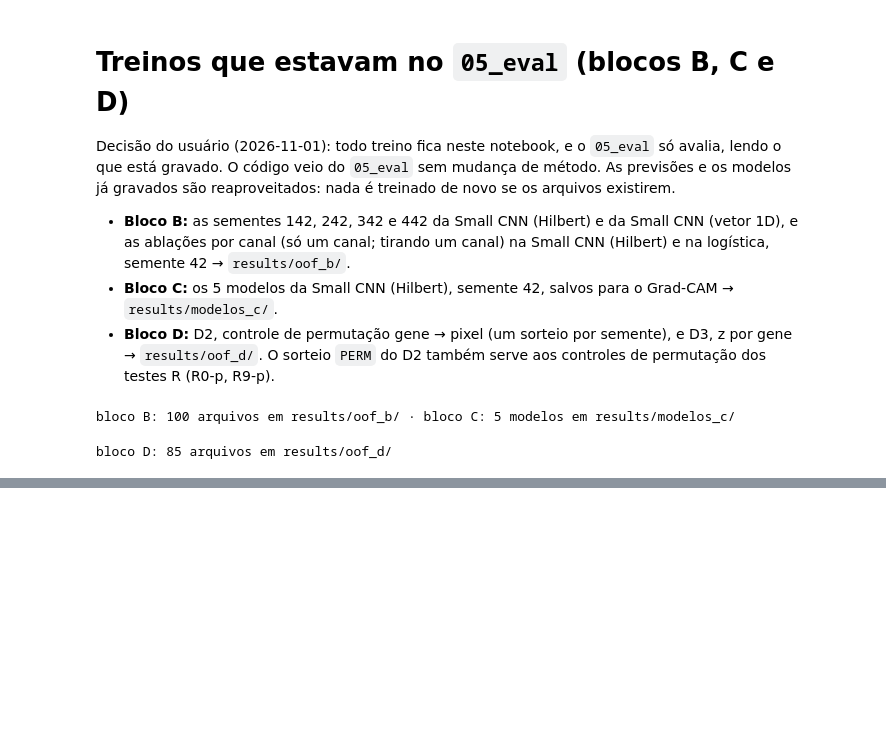
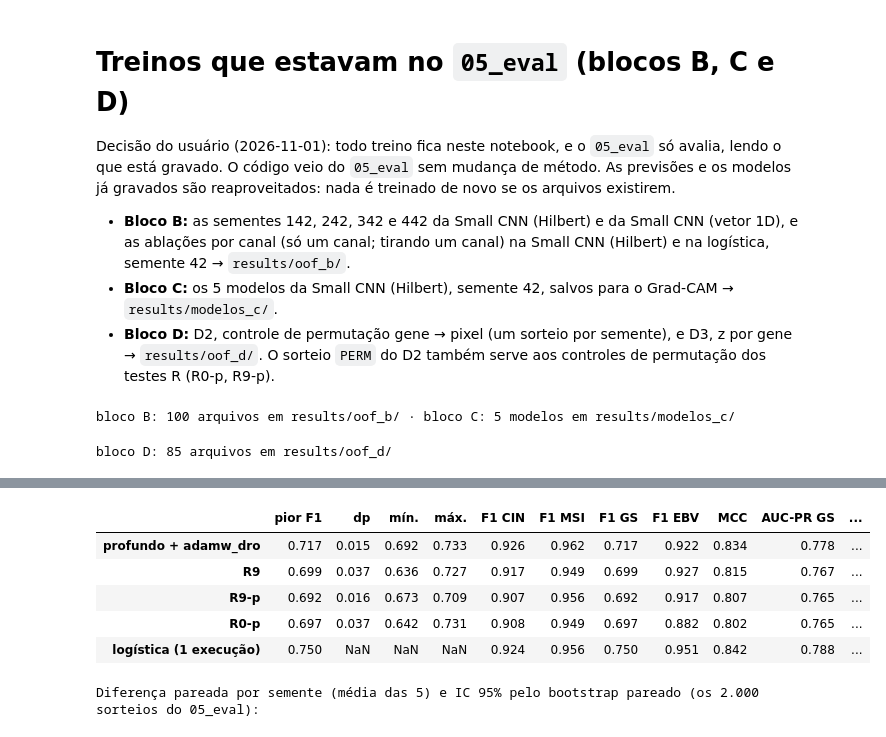
Before and after one commit to leocendino/imagens_de_cg_para_classificacao, a Jupyter notebook: notebooks/04_models.ipynb, the cells around one changed output, grey strips where cells are left out. Cells and saved outputs as stored; diff of their text form; code cells hidden in the pictures; blank space fills up the shorter version.

Commit message:
Teste R9: foi alterado a media global por flatten na CNN | ajustes antes do R10

```diff
--- a/notebooks/04_models.ipynb
+++ b/notebooks/04_models.ipynb
@@ -125,7 +125,7 @@ Treino com os hiperparâmetros do irmão:
   da classe;
 - **Sem aumento de dados:** girar ou espelhar a imagem tiraria cada gene do seu pixel.
 # %%
-def small_cnn(entrada, n_classes=4, dropout=0.3, filtros=(16, 32, 64, 64)):
+def small_cnn(entrada, n_classes=4, dropout=0.3, filtros=(16, 32, 64, 64), achatar=False):
     conv, pool, gap = ((layers.Conv2D, layers.MaxPooling2D, layers.GlobalAveragePooling2D) if len(entrada) == 3
                        else (layers.Conv1D, layers.MaxPooling1D, layers.GlobalAveragePooling1D))
     x = entrada_ = keras.Input(entrada)
@@ -134,7 +134,7 @@ def small_cnn(entrada, n_classes=4, dropout=0.3, filtros=(16, 32, 64, 64)):
         x = layers.BatchNormalization(momentum=0.9)(x)  # = momentum 0,1 do torch; o 0,99 padrão do Keras demora a assentar
         x = layers.ReLU()(x)
         x = pool(2)(x)
-    x = layers.Dropout(dropout)(gap()(x))
+    x = layers.Dropout(dropout)((layers.Flatten() if achatar else gap())(x))  # achatar: R9 da PARTE C (saída por posição)
     return keras.Model(entrada_, layers.Dense(n_classes)(x))  # logits; a perda aplica o softmax
 
 
@@ -1289,0 +1291,22 @@ bloco D: 85 arquivos em results/oof_d/
+# %%
+CFG_R9 = BASE | {"achatar": True}
+assert rede((*FORMA, 3)).count_params() == 61476 and rede((*FORMA, 3), achatar=True).count_params() == 77604
+x = FORMATOS["hilbert"](padronizar(tensor[sub], padronizacao[0]))  # autoteste: 1 época em 40 pacientes
+p = treinar_variante(x, y[sub], x[:3], SEED, **CFG_R9, epocas=1)
+assert p.shape == (3, 4) and np.allclose(p.sum(axis=1), 1, atol=1e-4)
+del x, p
+
+
+def permutado(s):
+    # entrada atual com os genes sorteados nos pixels: o sorteio da semente s do D2, o mesmo nos 5 folds
+    return lambda k: padronizar(tensor, padronizacao[k])[:, :, PERM[s]]
+
+
+TESTES_R9 = {"R9": (CFG_R9, False), "R9-p": (CFG_R9, True), "R0-p": (BASE, True)}  # nome → (rede, genes sorteados?)
+log("=== R9, R9-p e R0-p ===")
+t0 = time.time()
+for nome, (cfg, sorteia) in TESTES_R9.items():
+    for s in SEMENTES:
+        log(f"{nome}: semente {s}")
+        PO[(nome, s)] = rodar_o(nome, s, cfg, preparar=permutado(s) if sorteia else None, pasta=OOF_R)
+log(f"R9, R9-p e R0-p terminados em {(time.time() - t0) / 60:.0f} min")
@@ -1289,0 +1331,24 @@ bloco D: 85 arquivos em results/oof_d/
+# %%
+V9 = [BASE_R, *TESTES_R9]
+tab_9 = resumo(V9)
+tab_9["CIN → GS"] = [np.mean([cin_gs(PO[(v, s)]) for s in SEMENTES]) for v in V9] + [cin_gs(P_LOG)]
+tab_9.to_csv(RESULTS / "04_models_r9.csv")
+display(tab_9.round(3))
+
+
+def pares(a, b):
+    return list(zip([PO[(a, s)].argmax(axis=1) for s in SEMENTES], [PO[(b, s)].argmax(axis=1) for s in SEMENTES]))
+
+
+comp9 = {"Perm(R9) = R9 − R9-p": ("R9", "R9-p"), "R9 − rede base": ("R9", BASE_R), "R9-p − R0-p": ("R9-p", "R0-p"),
+         "R0-p − rede base": ("R0-p", BASE_R)}
+print("Diferença pareada por semente (média das 5) e IC 95% pelo bootstrap pareado (os 2.000 sorteios do 05_eval):")
+pd.DataFrame({n: {m: dif_media(pares(a, b), m) for m in MET} for n, (a, b) in comp9.items()}).T
+# %% [output]
+|  | pior F1 | dp | mín. | máx. | F1 CIN | F1 MSI | F1 GS | F1 EBV | MCC | AUC-PR GS | ... |
+| profundo + adamw_dro | 0.717 | 0.015 | 0.692 | 0.733 | 0.926 | 0.962 | 0.717 | 0.922 | 0.834 | 0.778 | ... |
+| R9 | 0.699 | 0.037 | 0.636 | 0.727 | 0.917 | 0.949 | 0.699 | 0.927 | 0.815 | 0.767 | ... |
+| R9-p | 0.692 | 0.016 | 0.673 | 0.709 | 0.907 | 0.956 | 0.692 | 0.917 | 0.807 | 0.765 | ... |
+| R0-p | 0.697 | 0.037 | 0.642 | 0.731 | 0.908 | 0.949 | 0.697 | 0.882 | 0.802 | 0.765 | ... |
+| logística (1 execução) | 0.750 | NaN | NaN | NaN | 0.924 | 0.956 | 0.750 | 0.951 | 0.842 | 0.788 | ... |
+Diferença pareada por semente (média das 5) e IC 95% pelo bootstrap pareado (os 2.000 sorteios do 05_eval):
```
Also changed, not shown: parts of 11 cells of this notebook, 1 other file.
